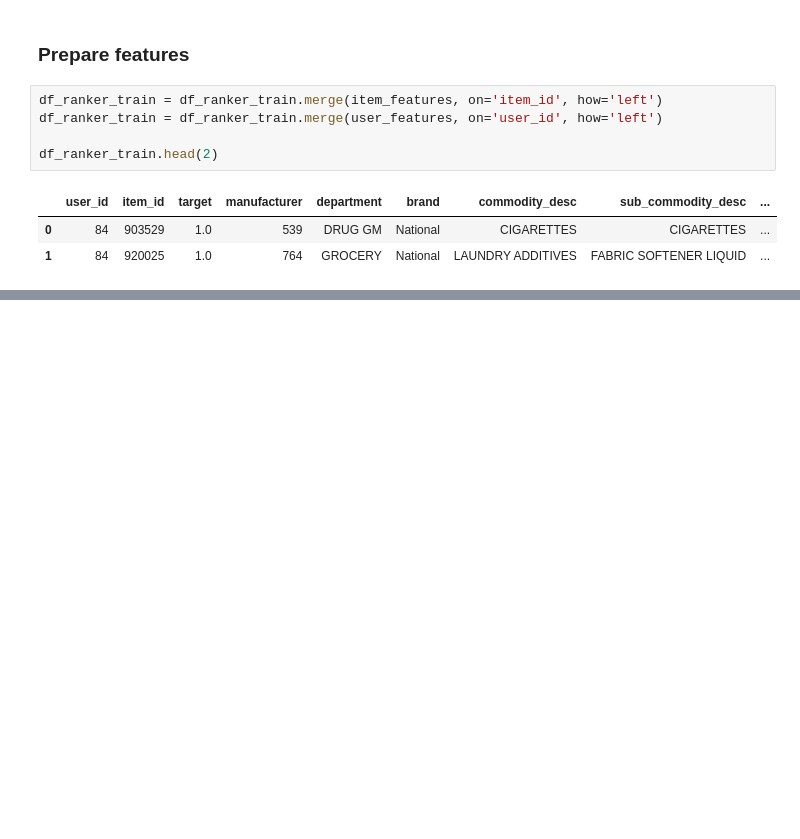
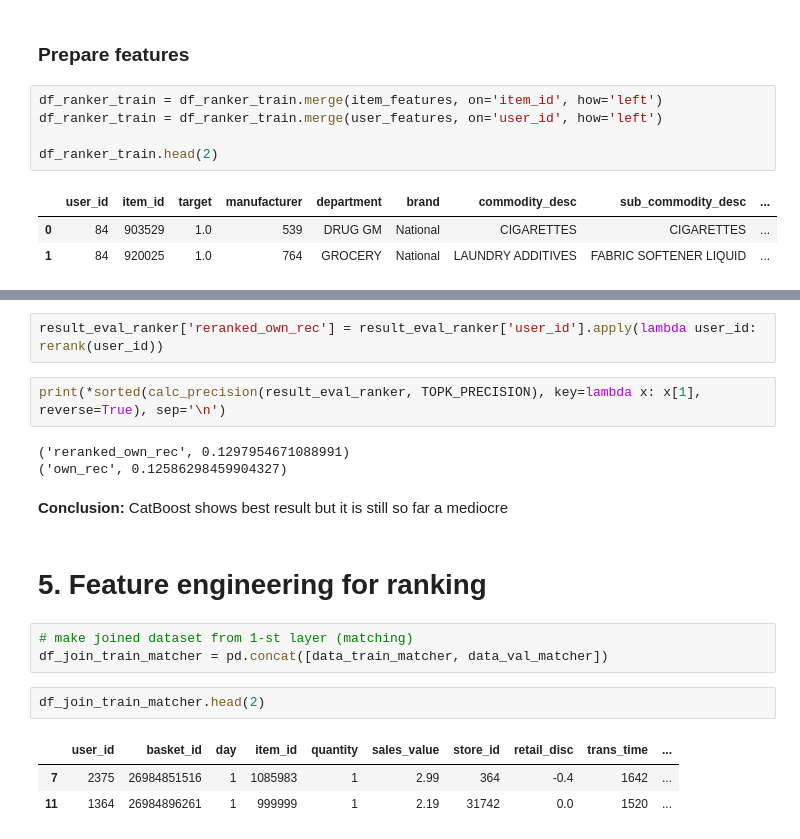
Before and after one commit to hildar/RecSys-Retail, a Jupyter notebook: train.ipynb, the cells around one changed output, grey strips where cells are left out. Drawn from its saved outputs; the diff is of its cells as text; blank space fills up the shorter version.

Commit message:
learn and evaluate LightGBM, CatBoost

```diff
--- a/train.ipynb
+++ b/train.ipynb
@@ -471,0 +600,20 @@ df_ranker_train.head(2)
+# %%
+result_eval_ranker['reranked_own_rec'] = result_eval_ranker['user_id'].apply(lambda user_id: rerank(user_id))
+# %%
+print(*sorted(calc_precision(result_eval_ranker, TOPK_PRECISION), key=lambda x: x[1], reverse=True), sep='\n')
+# %% [output]
+('reranked_own_rec', 0.1297954671088991)
+('own_rec', 0.12586298459904327)
+# %% [markdown]
+**Conclusion:** CatBoost shows best result but it is still so far a mediocre
+# %% [markdown]
+# 5. Feature engineering for ranking
+# %%
+# make joined dataset from 1-st layer (matching)
+df_join_train_matcher = pd.concat([data_train_matcher, data_val_matcher])
+# %%
+df_join_train_matcher.head(2)
+# %% [output]
+|  | user_id | basket_id | day | item_id | quantity | sales_value | store_id | retail_disc | trans_time | ... |
+| 7 | 2375 | 26984851516 | 1 | 1085983 | 1 | 2.99 | 364 | -0.4 | 1642 | ... |
+| 11 | 1364 | 26984896261 | 1 | 999999 | 1 | 2.19 | 31742 | 0.0 | 1520 | ... |
```
Also changed, not shown: parts of 28 cells of this notebook.
